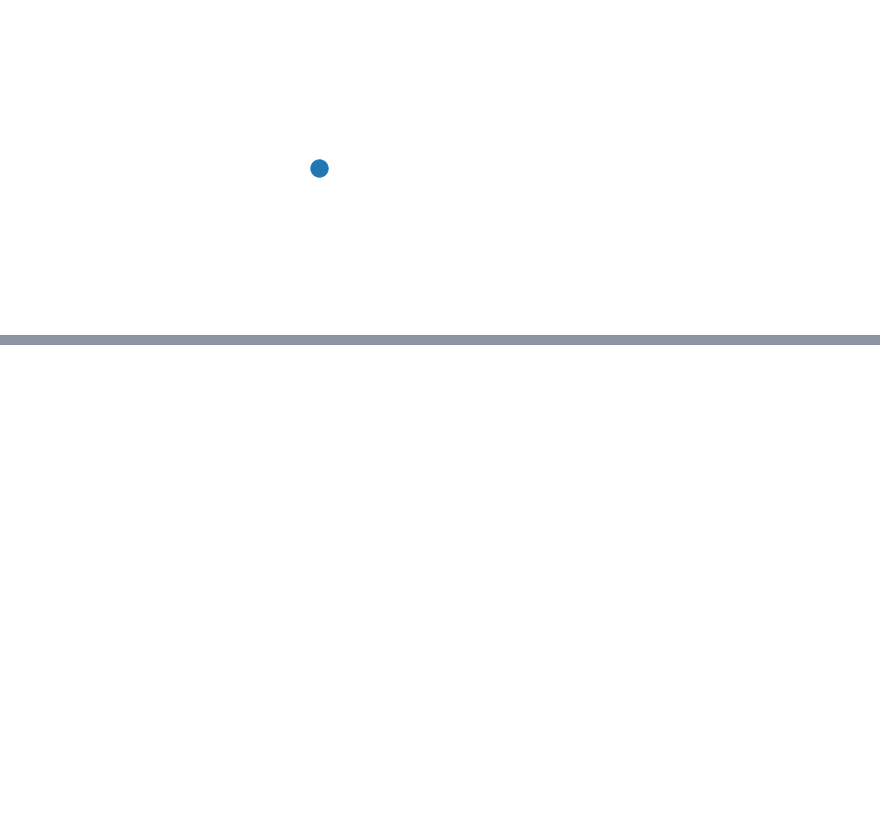
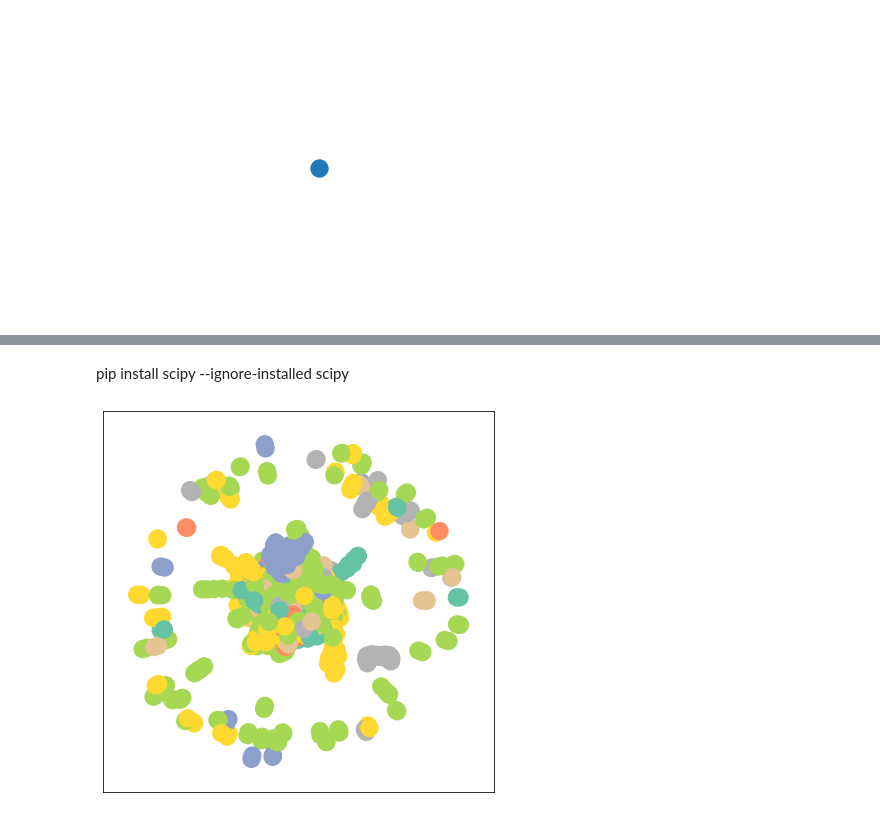
Before and after one commit to fsl42/CS224W, a Jupyter notebook: lec1.ipynb, the cells around one changed output, grey strips where cells are left out. Cells and saved outputs as stored; diff of their text form; code cells hidden in the pictures; blank space fills up the shorter version.

```diff
--- a/lec1.ipynb
+++ b/lec1.ipynb
@@ -45,0 +83,43 @@ ValueError: too many values to unpack (expected 2)
+# %%
+# Helper function for visualization.
+%matplotlib inline
+import torch
+import networkx as nx
+import matplotlib.pyplot as plt
+
+# Visualization function for NX graph or PyTorch tensor
+def visualize(h, color, epoch=None, loss=None):
+    plt.figure(figsize=(7,7))
+    plt.xticks([])
+    plt.yticks([])
+
+    if torch.is_tensor(h):  #is_tensor(obj): Returns True if obj is a PyTorch tensor.
+        h = h.detach().cpu().numpy()
+        #https://pytorch.org/docs/stable/autograd.html?highlight=detach#torch.Tensor.detach
+        #pytorch .detach() .detach_() 和 .data用于切断反向传播https://blog.csdn.net/weixin_33913332/article/details/93300411
+
+        #https://pytorch.org/docs/stable/tensors.html?highlight=cpu#torch.Tensor.cpu
+        #cpu():Returns a copy of this object in CPU memory.
+
+        #https://pytorch.org/docs/stable/tensors.html?highlight=numpy#torch.Tensor.numpy
+        #Returns self tensor as a NumPy ndarray.
+
+        plt.scatter(h[:, 0], h[:, 1], s=140, c=color, cmap="Set2")
+        if epoch is not None and loss is not None:
+            plt.xlabel(f'Epoch: {epoch}, Loss: {loss.item():.4f}', fontsize=16)
+    else:
+        nx.draw_networkx(G, pos=nx.spring_layout(G, seed=42), with_labels=False,
+                         node_color=color, cmap="Set2")
+    plt.show()
+# %% [markdown]
+pip install scipy --ignore-installed scipy
+# %%
+from torch_geometric.utils import to_networkx
+from torch_geometric.datasets import Planetoid
+dataset = Planetoid(root='~/somewhere/Cora', name='Cora')
+data = dataset[0]
+G = to_networkx(data, to_undirected=True)
+# nx.draw(G)
+visualize(G, color=data.y)
+# %% [output]
+[figure, added]
```
Also changed, not shown: parts of 14 cells of this notebook, 4 other files.
